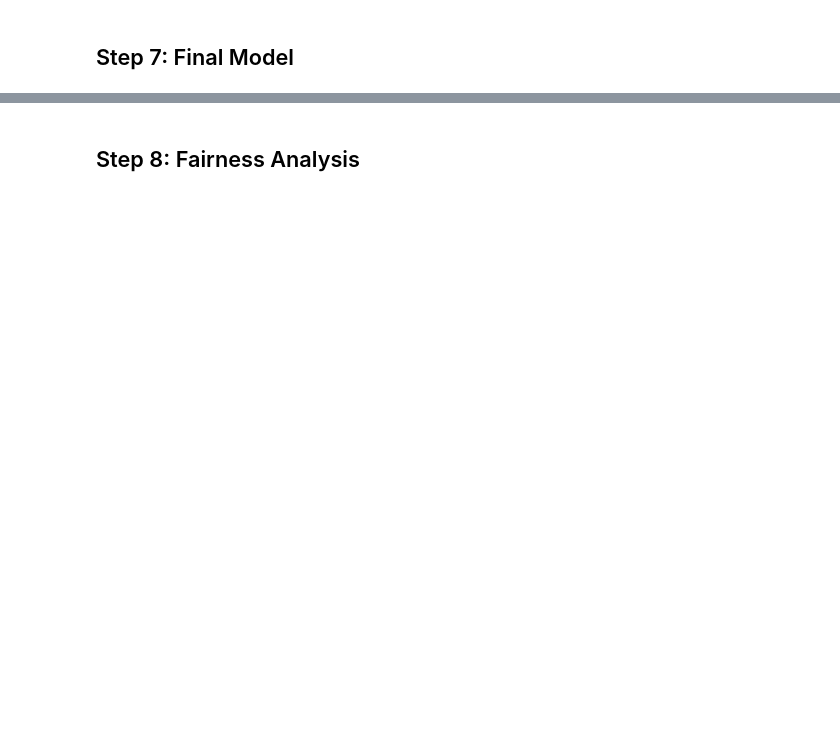
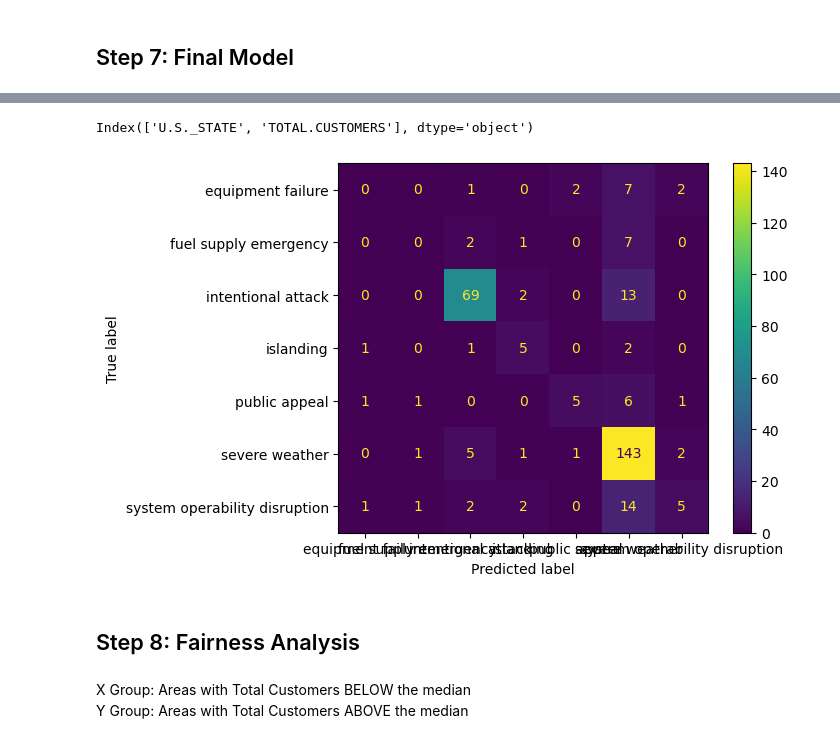
Before and after one commit to Michaelvasandani/RecipesAnalysis, a Jupyter notebook: report.ipynb, the cells around one changed output, grey strips where cells are left out. Saved outputs shown, nothing was run; the diff lists cells and outputs as text; code cells hidden in the pictures; blank space fills up the shorter version.

```diff
--- a/report.ipynb
+++ b/report.ipynb
@@ -485,0 +462,24 @@ memory usage: 263.7+ KB
+# %%
+def prob_impute(s):
+    s = s.copy()
+    num_null = s.isna().sum()
+    # Check if there are any non-NaN values to sample from
+    if num_null > 0:
+        if len(s.dropna()) > 0:
+            fill_values = np.random.choice(s.dropna(), num_null)
+            s[s.isna()] = fill_values
+        else:
+            # Handle groups where all values are NaN
+            s[s.isna()] = 0  # Or use a default value like overall mean/median
+    return s
+
+data_imputed = data.copy()
+data_imputed['CUSTOMERS.AFFECTED'] = (
+    data_imputed
+    .groupby('U.S._STATE')
+    ['CUSTOMERS.AFFECTED']
+    .transform(prob_impute)
+)
+
+# Check if NaNs remain
+data_imputed['CUSTOMERS.AFFECTED'].info()
@@ -501,0 +709,6 @@ memory usage: 263.7+ KB
+# %%
+from sklearn.preprocessing import OneHotEncoder, OrdinalEncoder
+
+X = data_imputed[['U.S._STATE', 'NERC.REGION','YEAR','TOTAL.CUSTOMERS','CUSTOMERS.AFFECTED']]
+y = data_imputed['CAUSE.CATEGORY']
+X_train, X_test, y_train, y_test = train_test_split(X, y, test_size=0.2, random_state=42, stratify=y)
@@ -502,2 +785,12 @@ memory usage: 263.7+ KB
+# %%
+print(X_train.columns)
+# %% [output]
+Index(['U.S._STATE', 'TOTAL.CUSTOMERS'], dtype='object')
+# %%
+from sklearn.metrics import ConfusionMatrixDisplay
+ConfusionMatrixDisplay.from_estimator(best_model, X_test, y_test)
+plt.grid(False)
+# %% [output]
+[figure, added]
 # %% [markdown]
 ## Step 8: Fairness Analysis
@@ -505,0 +797,3 @@ memory usage: 263.7+ KB
+# %% [markdown]
+X Group: Areas with Total Customers BELOW the median <br>
+Y Group: Areas with Total Customers ABOVE the median
```
Also changed, not shown: parts of 39 cells of this notebook.
